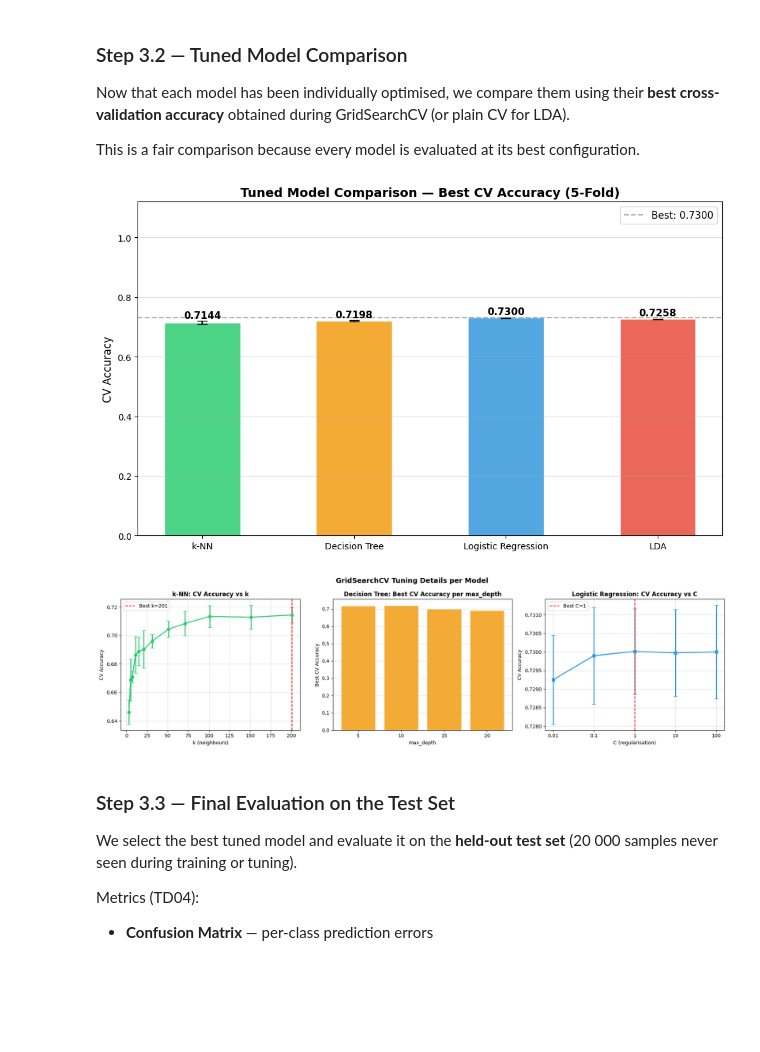
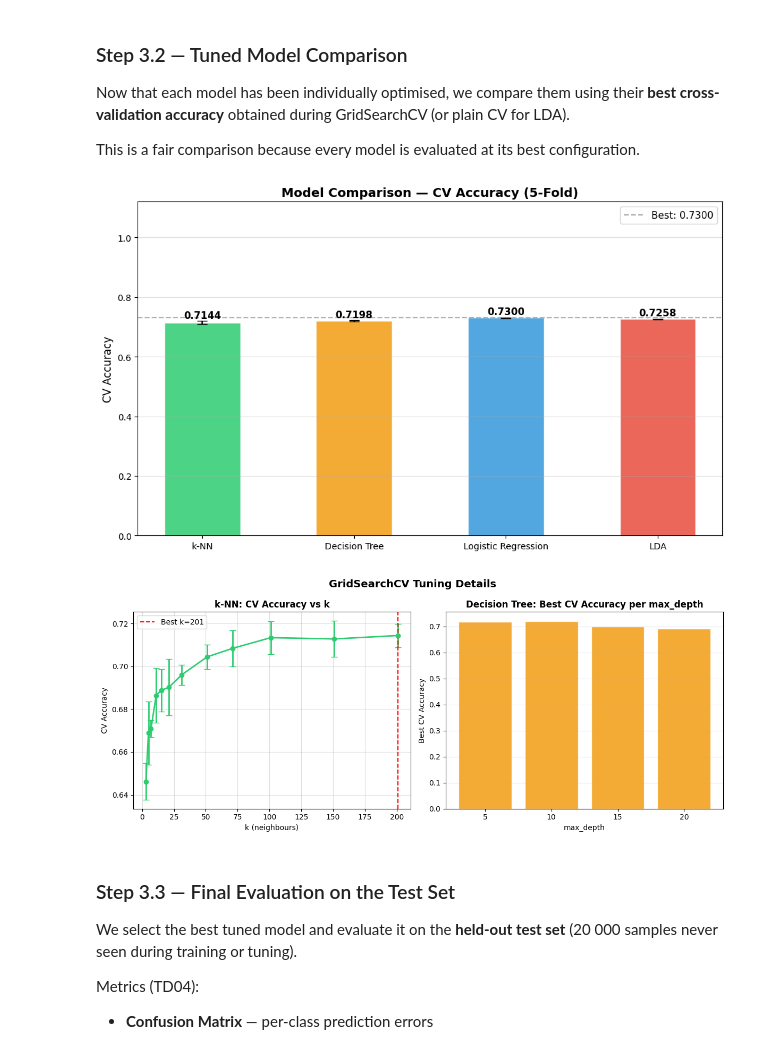
Before and after one commit to Clement-NI/Machine_learning_project_kaggle_start_up_success_data, a Jupyter notebook: scientificProject1/task.ipynb, the cells around one changed output. Cells and saved outputs as stored; diff of their text form; code cells hidden in the pictures; blank space fills up the shorter version.

```diff
--- a/scientificProject1/task.ipynb
+++ b/scientificProject1/task.ipynb
@@ -574,35 +576,28 @@ Now that each model has been individually optimised, we compare them using their
 
 This is a fair comparison because every model is evaluated at its best configuration.
 # %%
-# Collect best CV scores for all tuned models
+# Collect best CV scores for all models
 tuned_results = {
     'k-NN'               : (knn_search.best_estimator_, knn_search.best_score_,
                              knn_search.cv_results_['std_test_score'][knn_search.best_index_]),
     'Decision Tree'      : (dt_search.best_estimator_,  dt_search.best_score_,
                              dt_search.cv_results_['std_test_score'][dt_search.best_index_]),
-    'Logistic Regression': (lr_search.best_estimator_,  lr_search.best_score_,
-                             lr_search.cv_results_['std_test_score'][lr_search.best_index_]),
-    'LDA'                : (lda_pipeline,                lda_scores.mean(),
-                             lda_scores.std()),
+    'Logistic Regression': (lr_pipe, lr_scores.mean(), lr_scores.std()),
+    'LDA'                : (lda_pipeline, lda_scores.mean(), lda_scores.std()),
 }
 
-names  = list(tuned_results.keys())
-means  = [tuned_results[n][1] for n in names]
-stds   = [tuned_results[n][2] for n in names]
+names      = list(tuned_results.keys())
+means      = [tuned_results[n][1] for n in names]
+stds       = [tuned_results[n][2] for n in names]
 colors_cmp = ['#2ecc71', '#f39c12', '#3498db', '#e74c3c']
 
 fig, ax = plt.subplots(figsize=(10, 6))
 bars = ax.bar(names, means, yerr=stds, capsize=6,
               color=colors_cmp, edgecolor='white', alpha=0.85, width=0.5)
-
 for bar, mean, std in zip(bars, means, stds):
-    ax.text(bar.get_x() + bar.get_width() / 2.,
-            bar.get_height() + std + 0.003,
-            f'{mean:.4f}', ha='center', va='bottom',
-            fontsize=11, fontweight='bold')
-
-ax.set_title('Tuned Model Comparison — Best CV Accuracy (5-Fold)',
-             fontsize=14, fontweight='bold')
+    ax.text(bar.get_x() + bar.get_width()/2., bar.get_height() + std + 0.003,
+            f'{mean:.4f}', ha='center', va='bottom', fontsize=11, fontweight='bold')
+ax.set_title('Model Comparison — CV Accuracy (5-Fold)', fontsize=14, fontweight='bold')
 ax.set_ylabel('CV Accuracy', fontsize=12)
 ax.set_ylim(0, 1.12)
 ax.grid(axis='y', alpha=0.4)
@@ -612,62 +607,44 @@ ax.legend(fontsize=11)
 plt.tight_layout()
 plt.show()
 
-# Print GridSearchCV tuning detail charts
-fig, axes = plt.subplots(1, 3, figsize=(18, 5))
+# ── Tuning detail: k-NN and Decision Tree only ────────────────────────────────
+fig, axes = plt.subplots(1, 2, figsize=(12, 5))
 
 # k-NN: accuracy vs k
-k_values = knn_grid['classifier__n_neighbors']
+k_values  = knn_grid['classifier__n_neighbors']
 knn_means = knn_search.cv_results_['mean_test_score']
 knn_stds  = knn_search.cv_results_['std_test_score']
 axes[0].errorbar(k_values, knn_means, yerr=knn_stds,
                  marker='o', color='#2ecc71', linewidth=2, capsize=4)
 axes[0].axvline(best_k, color='red', linestyle='--', label=f'Best k={best_k}')
 axes[0].set_title('k-NN: CV Accuracy vs k', fontsize=12, fontweight='bold')
 axes[0].set_xlabel('k (neighbours)')
 axes[0].set_ylabel('CV Accuracy')
 axes[0].legend()
 axes[0].grid(alpha=0.4)
 
 # Decision Tree: best CV accuracy per max_depth
-dt_df = pd.DataFrame(dt_search.cv_results_)
-depth_agg = (dt_df.groupby('param_classifier__max_depth')['mean_test_score']
-                  .max().reset_index())
+dt_df      = pd.DataFrame(dt_search.cv_results_)
+depth_agg  = (dt_df.groupby('param_classifier__max_depth')['mean_test_score']
+                   .max().reset_index())
 depth_labels = [str(d) if d is not None else 'None'
                 for d in depth_agg['param_classifier__max_depth']]
 axes[1].bar(range(len(depth_agg)), depth_agg['mean_test_score'],
             color='#f39c12', edgecolor='white', alpha=0.85)
 axes[1].set_xticks(range(len(depth_agg)))
 axes[1].set_xticklabels(depth_labels)
 axes[1].set_title('Decision Tree: Best CV Accuracy per max_depth',
                   fontsize=12, fontweight='bold')
 axes[1].set_xlabel('max_depth')
 axes[1].set_ylabel('Best CV Accuracy')
 axes[1].grid(axis='y', alpha=0.4)
 
-# Logistic Regression: accuracy vs C
-C_values = lr_grid['classifier__C']
-lr_means = lr_search.cv_results_['mean_test_score']
-lr_stds  = lr_search.cv_results_['std_test_score']
-axes[2].errorbar(range(len(C_values)), lr_means, yerr=lr_stds,
-                 marker='s', color='#3498db', linewidth=2, capsize=4)
-axes[2].set_xticks(range(len(C_values)))
-axes[2].set_xticklabels([str(c) for c in C_values])
-best_C_idx = C_values.index(lr_search.best_params_['classifier__C'])
-axes[2].axvline(best_C_idx, color='red', linestyle='--',
-                label=f'Best C={lr_search.best_params_["classifier__C"]}')
-axes[2].set_title('Logistic Regression: CV Accuracy vs C',
-                  fontsize=12, fontweight='bold')
-axes[2].set_xlabel('C (regularisation)')
-axes[2].set_ylabel('CV Accuracy')
-axes[2].legend()
-axes[2].grid(alpha=0.4)
-
-plt.suptitle('GridSearchCV Tuning Details per Model', fontsize=14, fontweight='bold')
+plt.suptitle('GridSearchCV Tuning Details', fontsize=14, fontweight='bold')
 plt.tight_layout()
 plt.show()
 # %% [output]
-[figure, old version]
+[figure, new version]
-[figure, old version]
+[figure, new version]
 # %% [markdown]
 ### Step 3.3 — Final Evaluation on the Test Set
 
```
Also changed, not shown: parts of 4 cells of this notebook.
